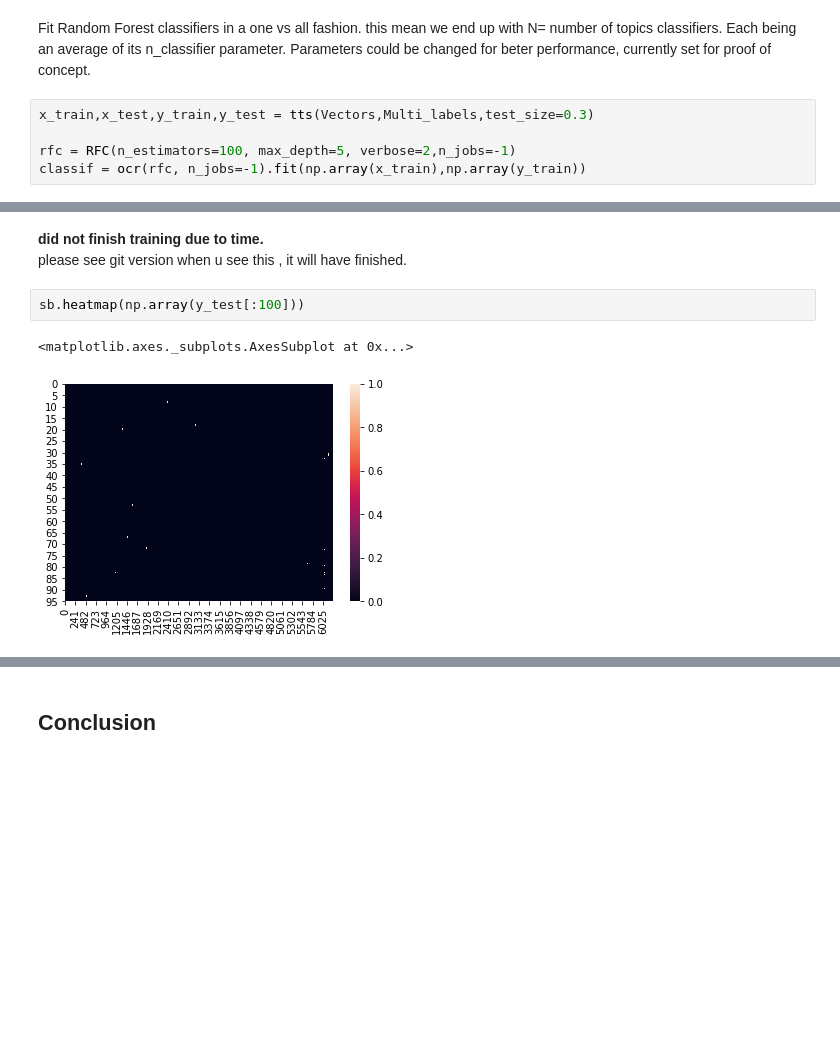
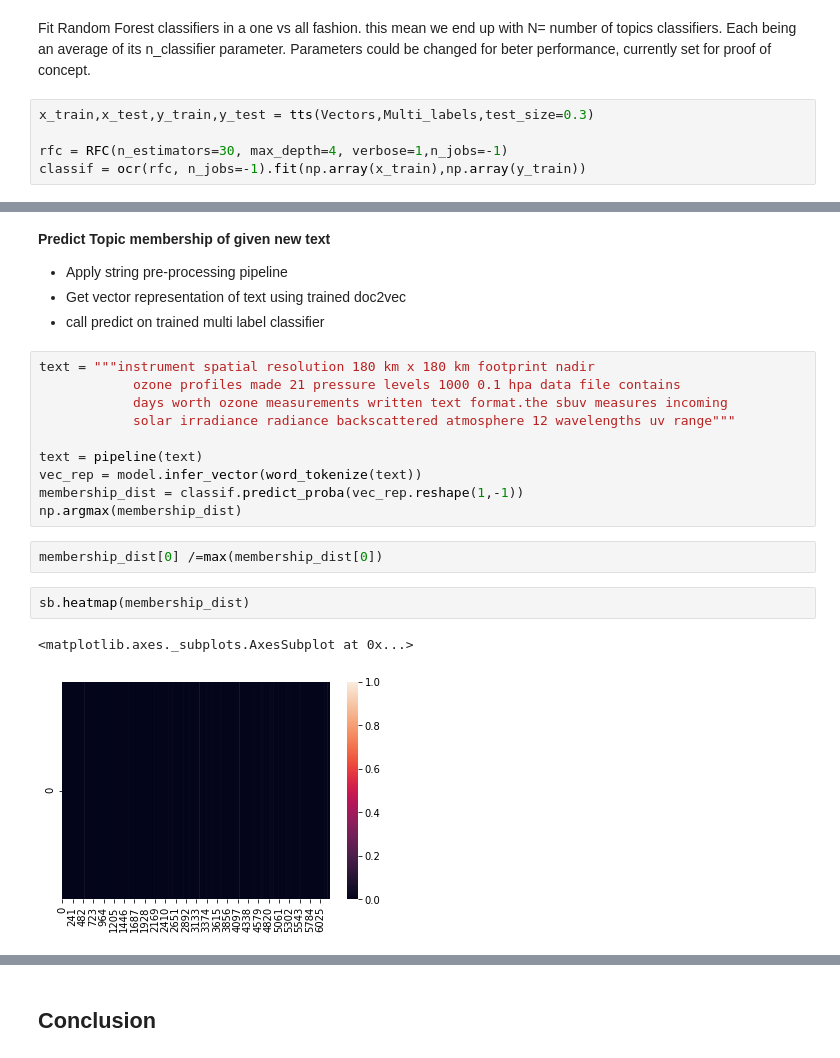
Before and after one commit to DeepsMoseli/Wells-Fargo-Campus-Analytics-Challenge-Natural-Language-Processing, a Jupyter notebook: WellsFargoTopicModel.ipynb, the cells around one changed output, grey strips where cells are left out. Cells and saved outputs as stored; diff of their text form; blank space fills up the shorter version.

```diff
--- a/WellsFargoTopicModel.ipynb
+++ b/WellsFargoTopicModel.ipynb
@@ -688,5 +686,5 @@ Fit Random Forest classifiers in a one vs all fashion. this mean we end up with
 # %%
 x_train,x_test,y_train,y_test = tts(Vectors,Multi_labels,test_size=0.3)
 
-rfc = RFC(n_estimators=100, max_depth=5, verbose=2,n_jobs=-1)
+rfc = RFC(n_estimators=30, max_depth=4, verbose=1,n_jobs=-1)
 classif = ocr(rfc, n_jobs=-1).fit(np.array(x_train),np.array(y_train))
@@ -736,8 +702,23 @@ log_loss(np.array(y_test),pred_probs)
-# %% [markdown]
-__did not finish training due to time.__ <br>
-please see git version  when u see this , it will have finished.
-# %%
-sb.heatmap(np.array(y_test[:100]))
-# %% [output]
-<matplotlib.axes._subplots.AxesSubplot at 0x...>
-[figure, removed]
+# %% [markdown]
+__Predict Topic membership of given new text__ <br>
+
+* Apply string pre-processing pipeline
+* Get vector representation of text using trained doc2vec<br>
+* call predict on trained multi label classifier
+# %%
+text = """instrument spatial resolution 180 km x 180 km footprint nadir
+            ozone profiles made 21 pressure levels 1000 0.1 hpa data file contains
+            days worth ozone measurements written text format.the sbuv measures incoming
+            solar irradiance radiance backscattered atmosphere 12 wavelengths uv range"""
+
+text = pipeline(text)
+vec_rep = model.infer_vector(word_tokenize(text))
+membership_dist = classif.predict_proba(vec_rep.reshape(1,-1))
+np.argmax(membership_dist)
+# %%
+membership_dist[0] /=max(membership_dist[0])
+# %%
+sb.heatmap(membership_dist)
+# %% [output]
+<matplotlib.axes._subplots.AxesSubplot at 0x...>
+[figure, added]
```
Also changed, not shown: parts of 7 cells of this notebook, 1 other file.
